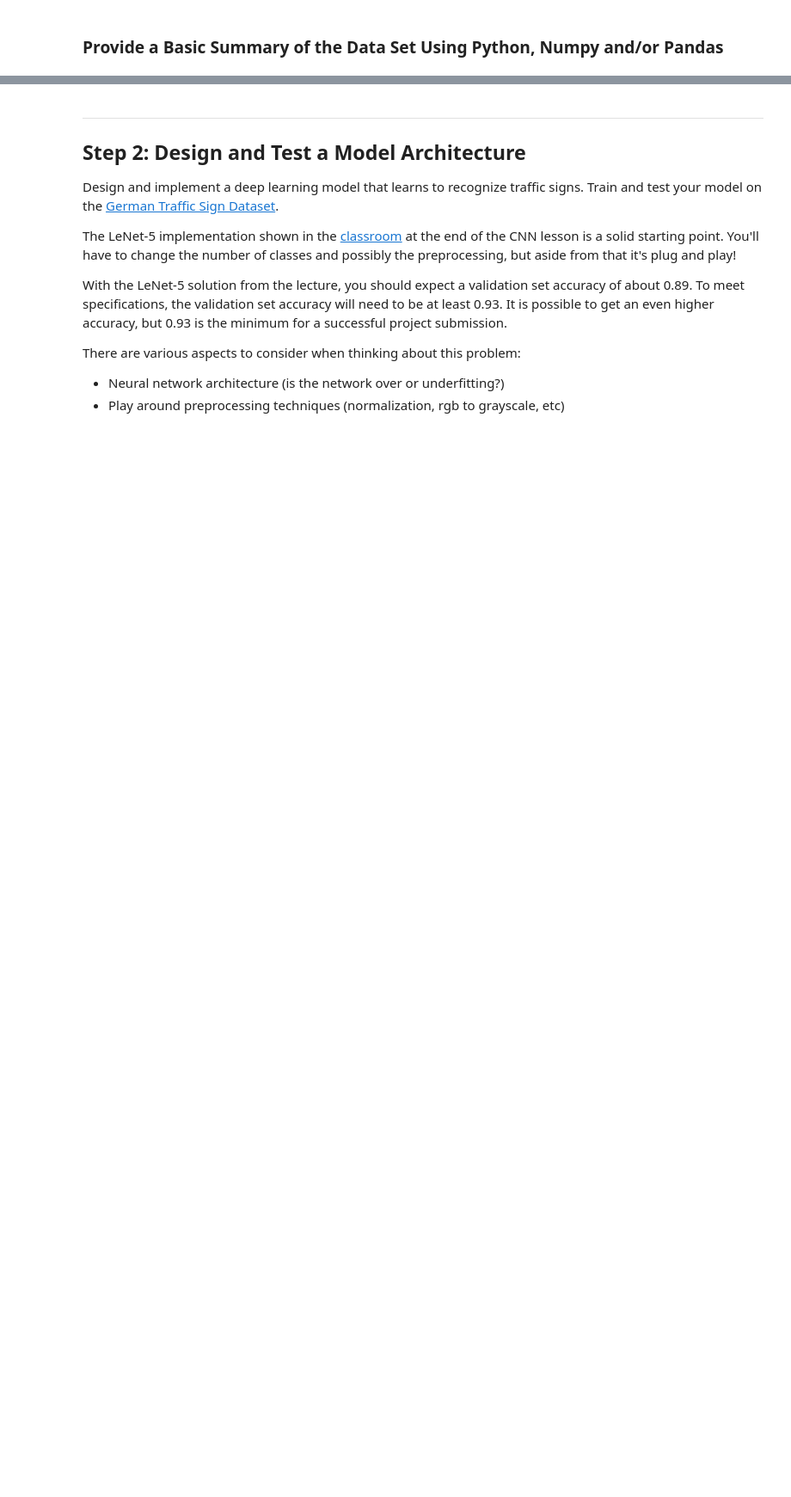
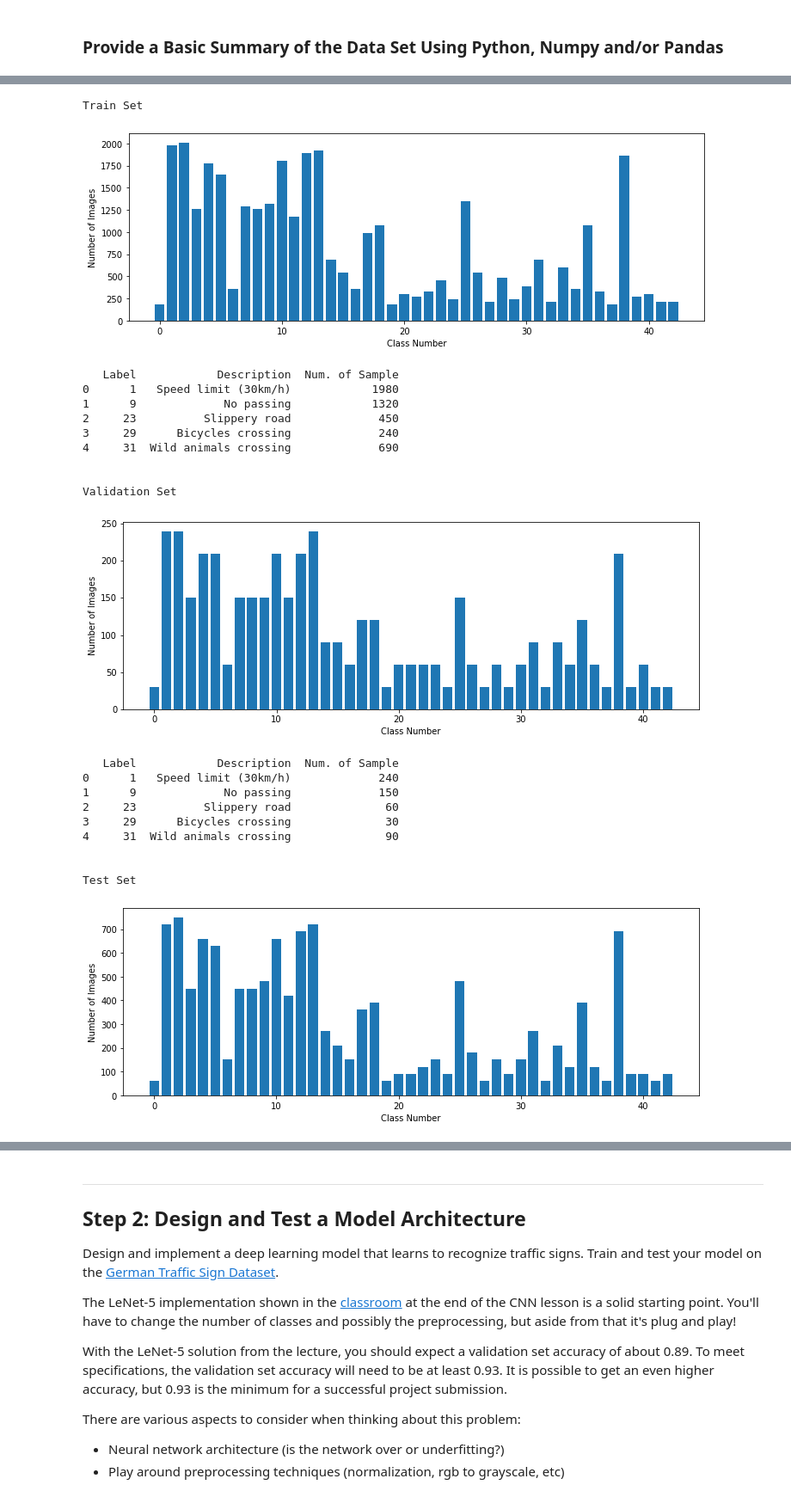
Before and after one commit to leizhao3/CarND-Traffic-Sign-Classifier-Project, a Jupyter notebook: Traffic_Sign_Classifier.ipynb, the cells around one changed output, grey strips where cells are left out. Shown at 86% size. Saved outputs shown, nothing was run; the diff lists cells and outputs as text; code cells hidden in the pictures; blank space fills up the shorter version.

```diff
--- a/Traffic_Sign_Classifier.ipynb
+++ b/Traffic_Sign_Classifier.ipynb
@@ -122,0 +213,33 @@ import matplotlib.pyplot as plt
+# %%
+
+print('\n\nTrain Set')
+plot_bar(X_train_bgr, y_train)
+
+print('\n\nValidation Set')
+plot_bar(X_valid_bgr, y_valid)
+
+print('\n\nTest Set')
+plot_bar(X_test_bgr, y_test)
+# %% [output]
+Train Set
+[figure, added]
+   Label            Description  Num. of Sample
+0      1   Speed limit (30km/h)            1980
+1      9             No passing            1320
+2     23          Slippery road             450
+3     29      Bicycles crossing             240
+4     31  Wild animals crossing             690
+
+
+Validation Set
+[figure, added]
+   Label            Description  Num. of Sample
+0      1   Speed limit (30km/h)             240
+1      9             No passing             150
+2     23          Slippery road              60
+3     29      Bicycles crossing              30
+4     31  Wild animals crossing              90
+
+
+Test Set
+[figure, added]
```
Also changed, not shown: parts of 23 cells of this notebook, 10 other files.
